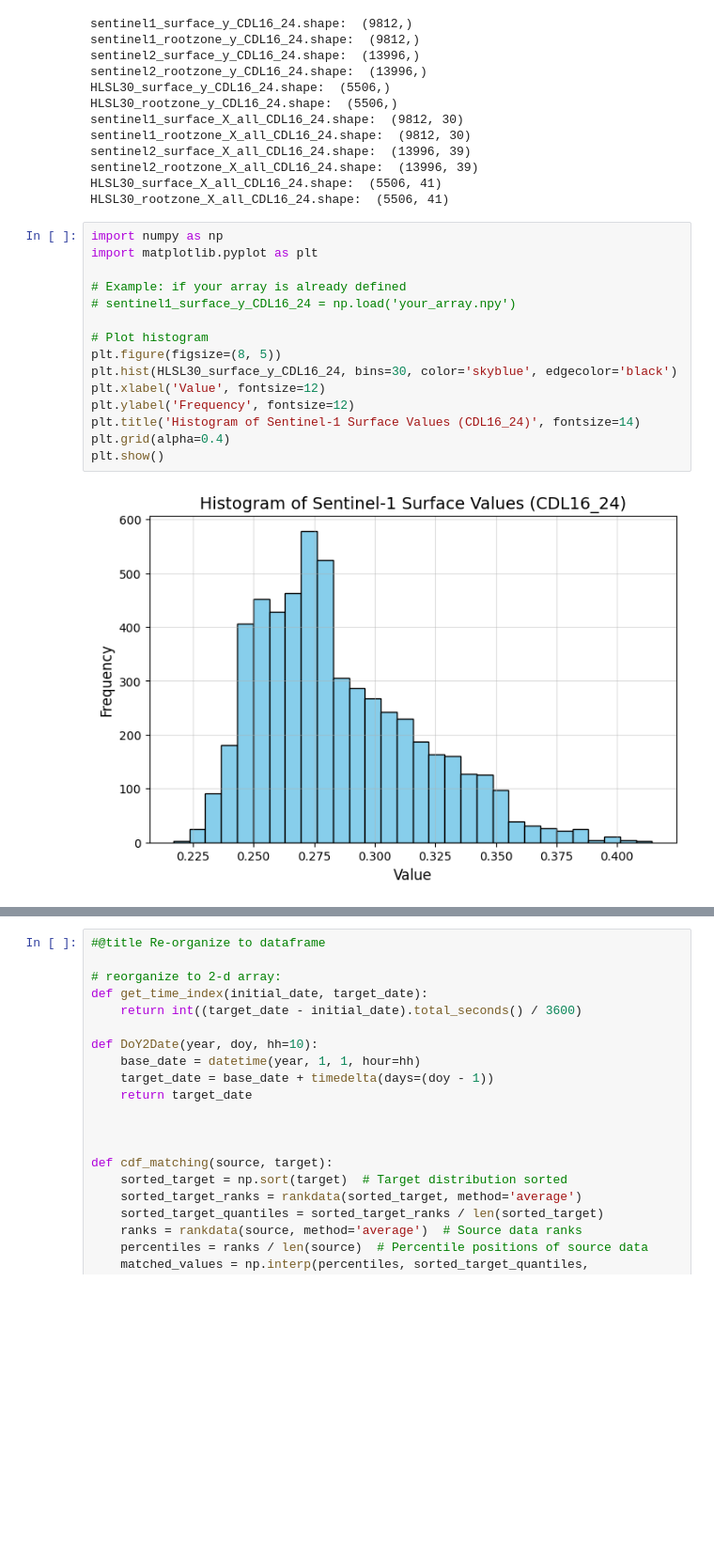
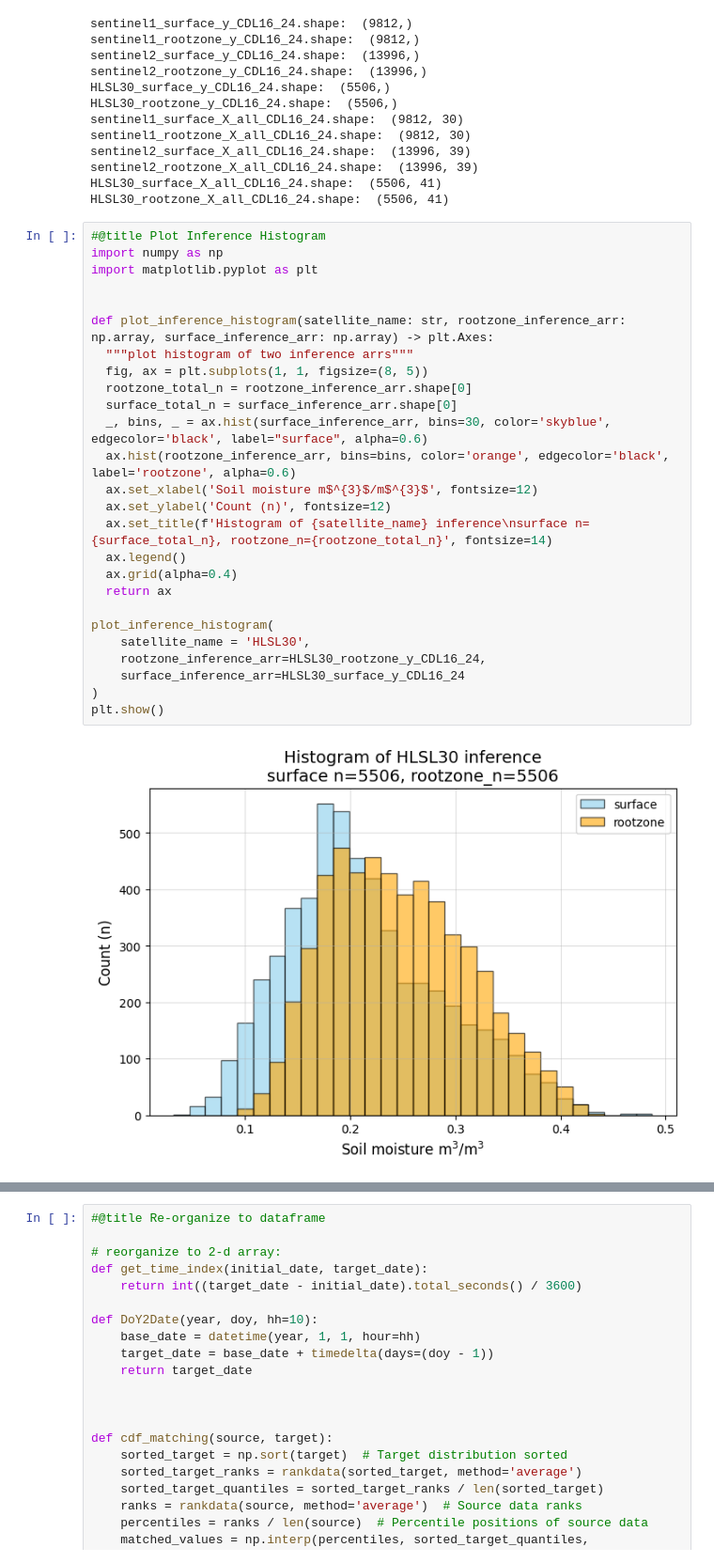
Before and after one commit to ilmcconnell/HRSM, a Jupyter notebook: HRSM_MAPPING_ML_pipeline_multiplePoints_lgar_inputs.ipynb, the cells around one changed output, grey strips where cells are left out. Shown at 94% size. Drawn from its saved outputs; the diff is of its cells as text; blank space fills up the shorter version.

```diff
--- a/HRSM_MAPPING_ML_pipeline_multiplePoints_lgar_inputs.ipynb
+++ b/HRSM_MAPPING_ML_pipeline_multiplePoints_lgar_inputs.ipynb
@@ -2680,20 +2687,31 @@ sentinel2_surface_X_all_CDL16_24.shape:  (13996, 39)
 sentinel2_rootzone_X_all_CDL16_24.shape:  (13996, 39)
 HLSL30_surface_X_all_CDL16_24.shape:  (5506, 41)
 HLSL30_rootzone_X_all_CDL16_24.shape:  (5506, 41)
-# %%
-import numpy as np
-import matplotlib.pyplot as plt
-
-# Example: if your array is already defined
-# sentinel1_surface_y_CDL16_24 = np.load('your_array.npy')
-
-# Plot histogram
-plt.figure(figsize=(8, 5))
-plt.hist(HLSL30_surface_y_CDL16_24, bins=30, color='skyblue', edgecolor='black')
-plt.xlabel('Value', fontsize=12)
-plt.ylabel('Frequency', fontsize=12)
-plt.title('Histogram of Sentinel-1 Surface Values (CDL16_24)', fontsize=14)
-plt.grid(alpha=0.4)
-plt.show()
-# %% [output]
-[figure, removed]
+# %%
+#@title Plot Inference Histogram
+import numpy as np
+import matplotlib.pyplot as plt
+
+
+def plot_inference_histogram(satellite_name: str, rootzone_inference_arr: np.array, surface_inference_arr: np.array) -> plt.Axes:
+  """plot histogram of two inference arrs"""
+  fig, ax = plt.subplots(1, 1, figsize=(8, 5))
+  rootzone_total_n = rootzone_inference_arr.shape[0]
+  surface_total_n = surface_inference_arr.shape[0]
+  _, bins, _ = ax.hist(surface_inference_arr, bins=30, color='skyblue', edgecolor='black', label="surface", alpha=0.6)
+  ax.hist(rootzone_inference_arr, bins=bins, color='orange', edgecolor='black', label='rootzone', alpha=0.6)
+  ax.set_xlabel('Soil moisture m$^{3}$/m$^{3}$', fontsize=12)
+  ax.set_ylabel('Count (n)', fontsize=12)
+  ax.set_title(f'Histogram of {satellite_name} inference\nsurface n={surface_total_n}, rootzone_n={rootzone_total_n}', fontsize=14)
+  ax.legend()
+  ax.grid(alpha=0.4)
+  return ax
+
+plot_inference_histogram(
+    satellite_name = 'HLSL30',
+    rootzone_inference_arr=HLSL30_rootzone_y_CDL16_24,
+    surface_inference_arr=HLSL30_surface_y_CDL16_24
+)
+plt.show()
+# %% [output]
+[figure, added]
```
Also changed, not shown: parts of 21 cells of this notebook.
